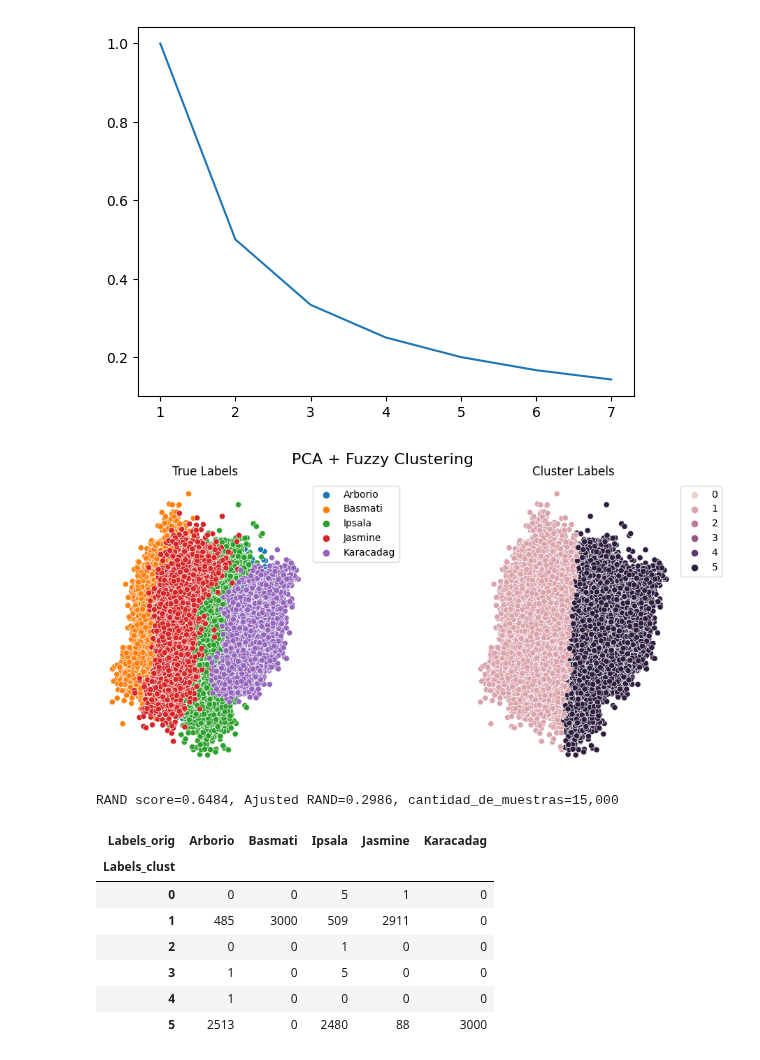
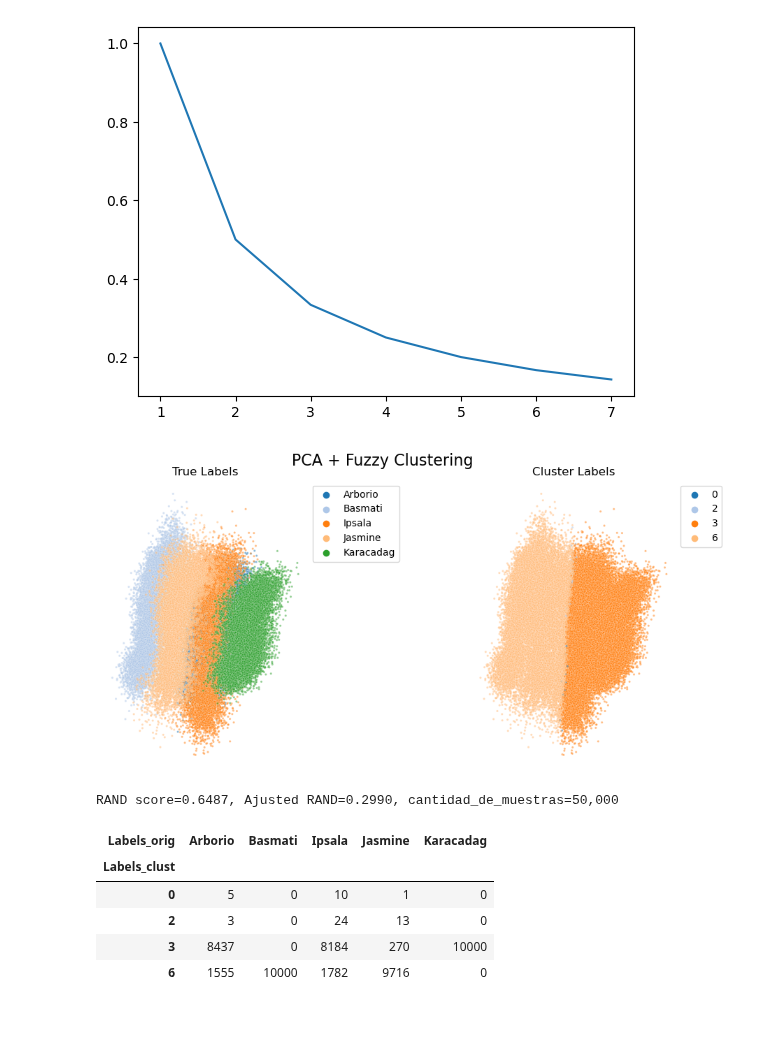
Before and after one commit to Ignacio-Ibarra/unsupervised-rice-image-segmentation, a Jupyter notebook: fuzzy_clust.ipynb, the cells around one changed output. Saved outputs shown, nothing was run; the diff lists cells and outputs as text; code cells hidden in the pictures; blank space fills up the shorter version.

Commit message:
agrego paleta y corro el umap/fuzzi con 50.000

```diff
--- a/fuzzy_clust.ipynb
+++ b/fuzzy_clust.ipynb
@@ -42,7 +36,7 @@ def cross_tab(Labels_orig, Labels_clust):
 # Selecciono N filas de cada archivo input.
 
 DEFAULT_LENGTH = 15000
-SAMPLE_LENGTH = 3000
+SAMPLE_LENGTH = 10000
 
 prefijo = "features_completos_"
 sufijo = ".csv.gz"
@@ -110,46 +107,46 @@ ax.plot(np.r_[1:8], FPCs)
 # %% [output]
 [<matplotlib.lines.Line2D at 0x...>]
 [figure]
+# %%
+# defino paleta categorica
+cmap = mpl.colors.LinearSegmentedColormap.from_list('Custom cmap', plt.cm.tab20(np.arange(5)), 5)
+paleta = sns.color_palette(palette=plt.cm.tab20(np.arange(5)))
 # %%
-
-
 # Plot assigned clusters, for each data point in training set
 cluster_membership = np.argmax(u, axis=0)
 
 # fig, ax = plt.subplots()
 # ax = sns.scatterplot(x = Xpca[:,0], y = Xpca[:,1], hue = sample_labels)
 # ax.set_xlabel(f"PC1 ({'{0:.2f}%'.format(exp_var[0]*100)})")
 # ax.set_ylabel(f"PC2 ({'{0:.2f}%'.format(exp_var[1]*100)})")
 # sns.move_legend(ax, "upper left", bbox_to_anchor=(1, 1))
 # plt.show()
 
 fig, (ax1, ax2) = plt.subplots(ncols=2, figsize=(10,5))
-sns.scatterplot(x = Xpca[:,0], y = Xpca[:,1], hue = sample_labels, ax=ax1)
+sns.scatterplot(x = Xpca[:,0], y = Xpca[:,1], hue = sample_labels,s=5, alpha=0.5, ax=ax1, palette=paleta)
 sns.move_legend(ax1, "upper left", bbox_to_anchor=(1, 1))
-sns.scatterplot(x = Xpca[:,0], y = Xpca[:,1], hue = cluster_membership, ax=ax2)
+sns.scatterplot(x = Xpca[:,0], y = Xpca[:,1], hue = cluster_membership, s=5, alpha=0.5, ax=ax2, palette=paleta)
 sns.move_legend(ax2, "upper left", bbox_to_anchor=(1, 1))
 plt.tight_layout()
 fig.suptitle("PCA + Fuzzy Clustering", fontsize=16)
 ax1.set_title("True Labels")
 ax1.axis('off')
 ax2.set_title("Cluster Labels")
 ax2.axis('off')
 plt.subplots_adjust(left=0.1, wspace=0.8, top=0.9)
 plt.show()
 # %% [output]
-[figure, old version]
+[figure, new version]
 # %%
 cross_tab(Labels_orig=sample_labels, Labels_clust=cluster_membership)
 # %% [output]
-RAND score=0.6484, Ajusted RAND=0.2986, cantidad_de_muestras=15,000
+RAND score=0.6487, Ajusted RAND=0.2990, cantidad_de_muestras=50,000
 | Labels_orig | Arborio | Basmati | Ipsala | Jasmine | Karacadag |
 | Labels_clust |  |  |  |  |  |
-| 0 | 0 | 0 | 5 | 1 | 0 |
-| 1 | 485 | 3000 | 509 | 2911 | 0 |
-| 2 | 0 | 0 | 1 | 0 | 0 |
-| 3 | 1 | 0 | 5 | 0 | 0 |
-| 4 | 1 | 0 | 0 | 0 | 0 |
-| 5 | 2513 | 0 | 2480 | 88 | 3000 |
+| 0 | 5 | 0 | 10 | 1 | 0 |
+| 2 | 3 | 0 | 24 | 13 | 0 |
+| 3 | 8437 | 0 | 8184 | 270 | 10000 |
+| 6 | 1555 | 10000 | 1782 | 9716 | 0 |
 # %%
 # Uso UMAP
 
```
Also changed, not shown: parts of 6 cells of this notebook.
